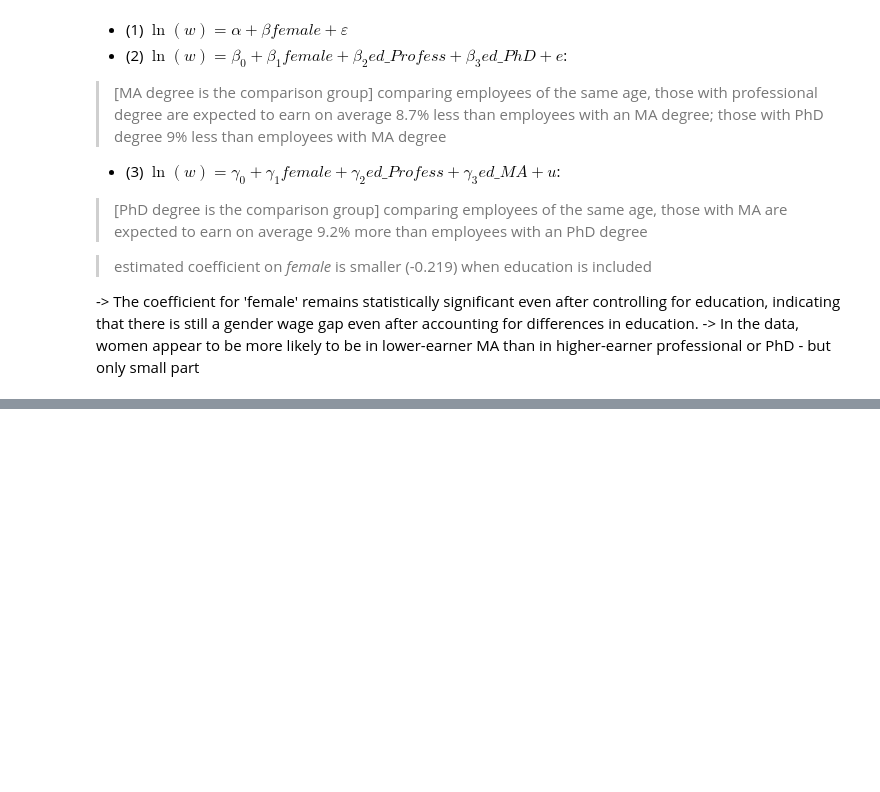
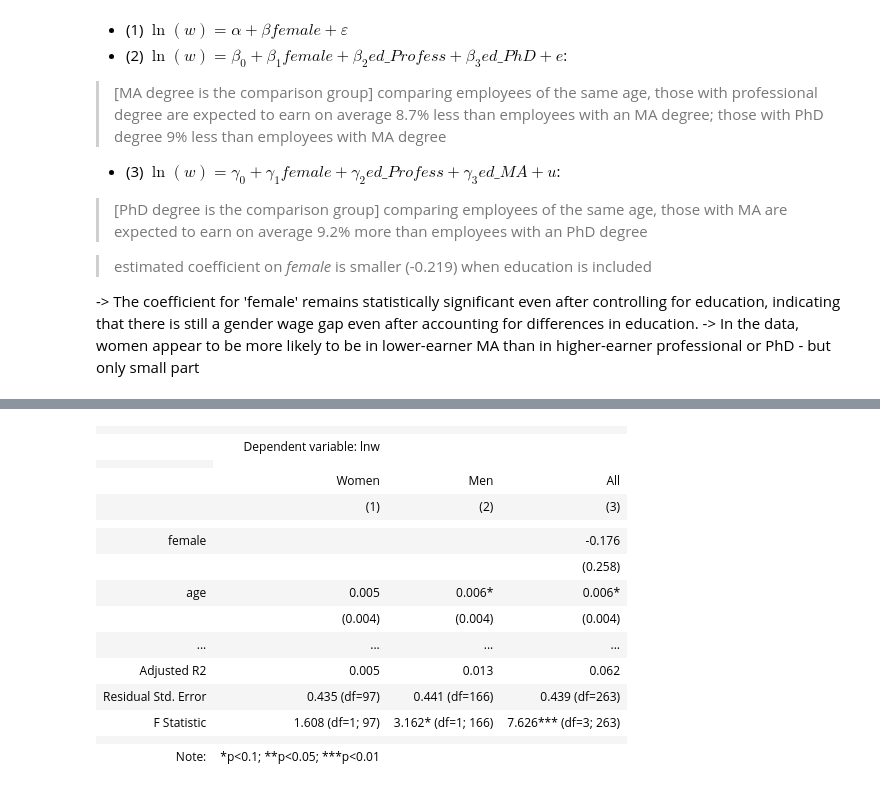
Before and after one commit to Alejandra-savagebriz/DA2, a Jupyter notebook: DA2_Assignment1.ipynb, the cells around one changed output, grey strips where cells are left out. Saved outputs shown, nothing was run; the diff lists cells and outputs as text; code cells hidden in the pictures; blank space fills up the shorter version.

Commit message:
Addition of variable interaction

```diff
--- a/DA2_Assignment1.ipynb
+++ b/DA2_Assignment1.ipynb
@@ -959,0 +990,27 @@ stargazer
+# %%
+reg11 = smf.ols(formula="lnw~age", data=cps.query("female==1")).fit(cov_type="HC1")
+reg12 = smf.ols(formula="lnw~age", data=cps.query("female==0")).fit(cov_type="HC1")
+reg13 = smf.ols(formula="lnw~female+age+age*female", data=cps).fit(cov_type="HC1")
+# %%
+stargazer = Stargazer([reg11, reg12, reg13])
+stargazer.covariate_order(["female", "age", "age:female", "Intercept"])
+stargazer.rename_covariates({"Intercept": "Constant", "age:female": "female x age"})
+stargazer.custom_columns(["Women", "Men", "All"], [1, 1, 1])
+stargazer
+# %% [output]
+|  |  |  |  |
+|  | Dependent variable: lnw |  |  |
+|  |
+|  | Women | Men | All |
+|  | (1) | (2) | (3) |
+|  |  |  |  |
+| female |  |  | -0.176 |
+|  |  |  | (0.258) |
+| age | 0.005 | 0.006* | 0.006* |
+|  | (0.004) | (0.004) | (0.004) |
+| ... | ... | ... | ... |
+| Adjusted R2 | 0.005 | 0.013 | 0.062 |
+| Residual Std. Error | 0.435 (df=97) | 0.441 (df=166) | 0.439 (df=263) |
+| F Statistic | 1.608 (df=1; 97) | 3.162* (df=1; 166) | 7.626*** (df=3; 263) |
+|  |  |  |  |
+| Note: | *p<0.1; **p<0.05; ***p<0.01 |  |  |
```
Also changed, not shown: parts of 5 cells of this notebook.
